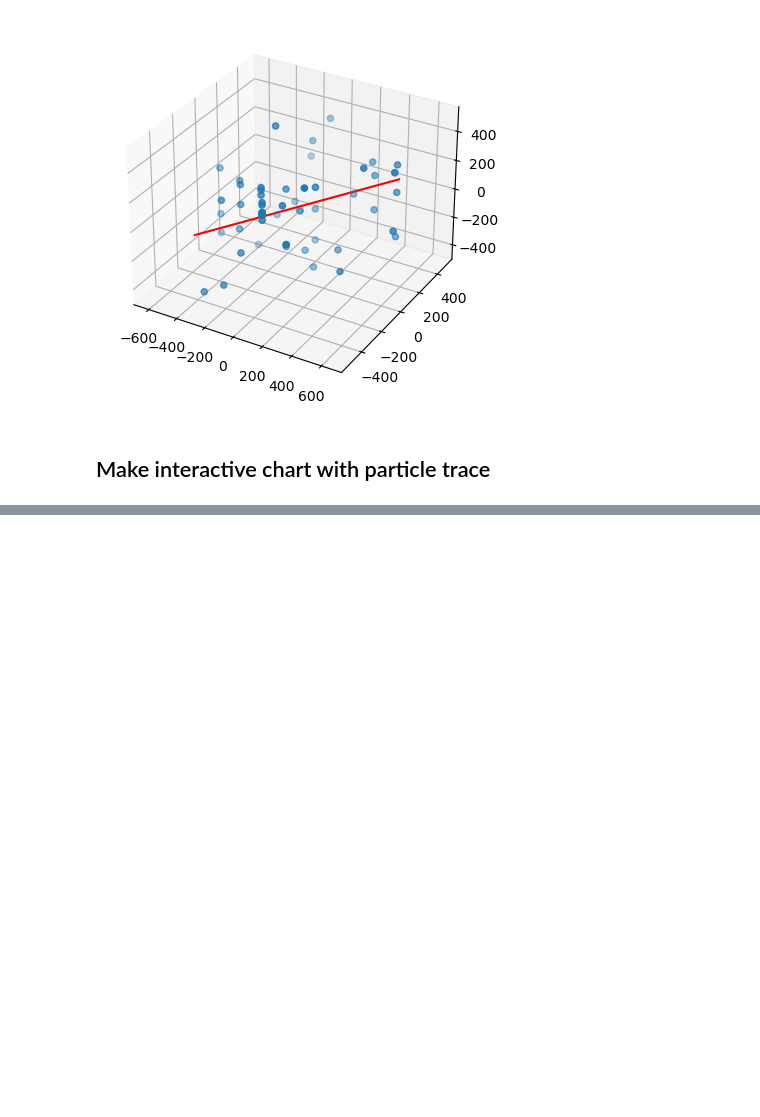
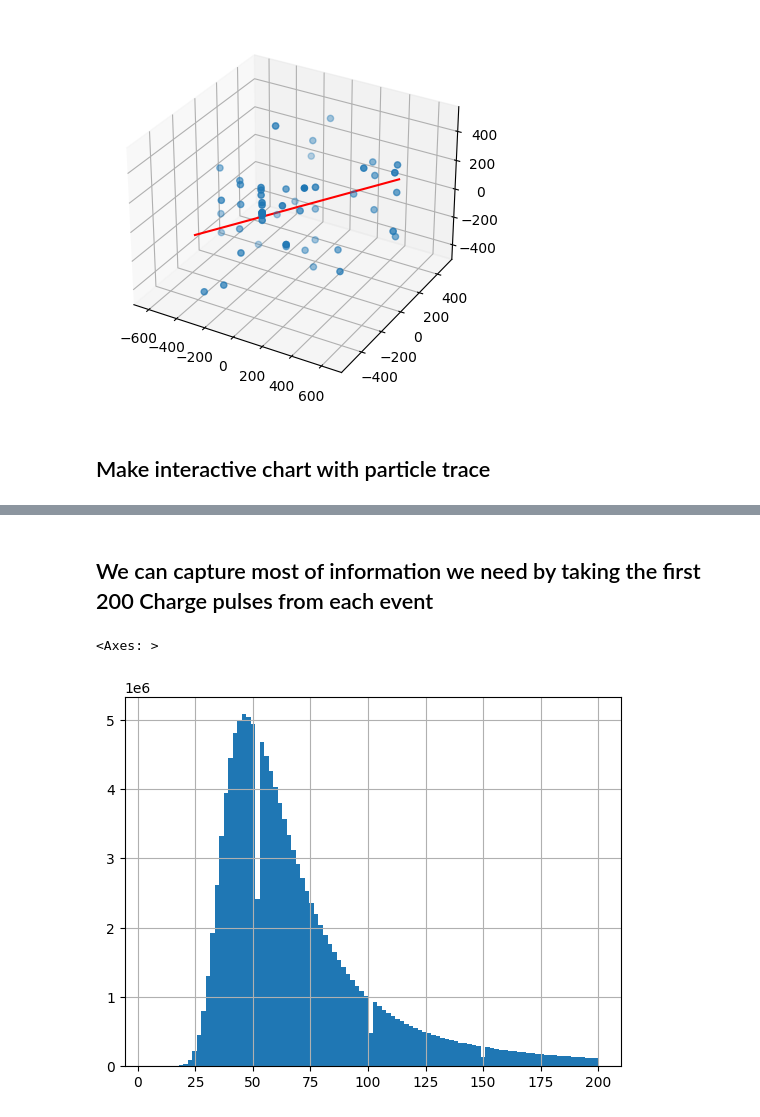
Before and after one commit to anjrew/Neutrino-Particle-Direction-Predictor, a Jupyter notebook: eda.ipynb, the cells around one changed output, grey strips where cells are left out. Cells and saved outputs as stored; diff of their text form; code cells hidden in the pictures; blank space fills up the shorter version.

```diff
--- a/eda.ipynb
+++ b/eda.ipynb
@@ -358,0 +365,3 @@ fig3.show()
+# %%
+train_meta_df['charges'] = train_meta_df['last_pulse_index'] - train_meta_df['first_pulse_index']
+train_meta_df
@@ -358,0 +382,7 @@ fig3.show()
+# %% [markdown]
+## We can capture most of information we need by taking the first 200 Charge pulses from each event
+# %%
+train_meta_df[train_meta_df['charges'] < train_meta_df['charges'].quantile(0.9428)]['charges'].hist(bins=100)
+# %% [output]
+<Axes: >
+[figure, added]
```
Also changed, not shown: parts of 6 cells of this notebook, 6 other files.
